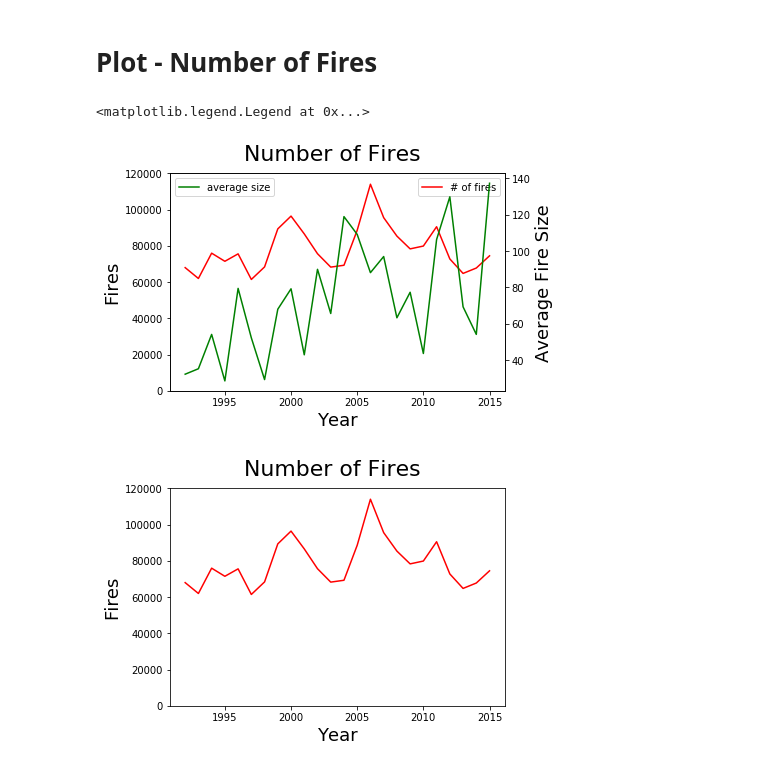
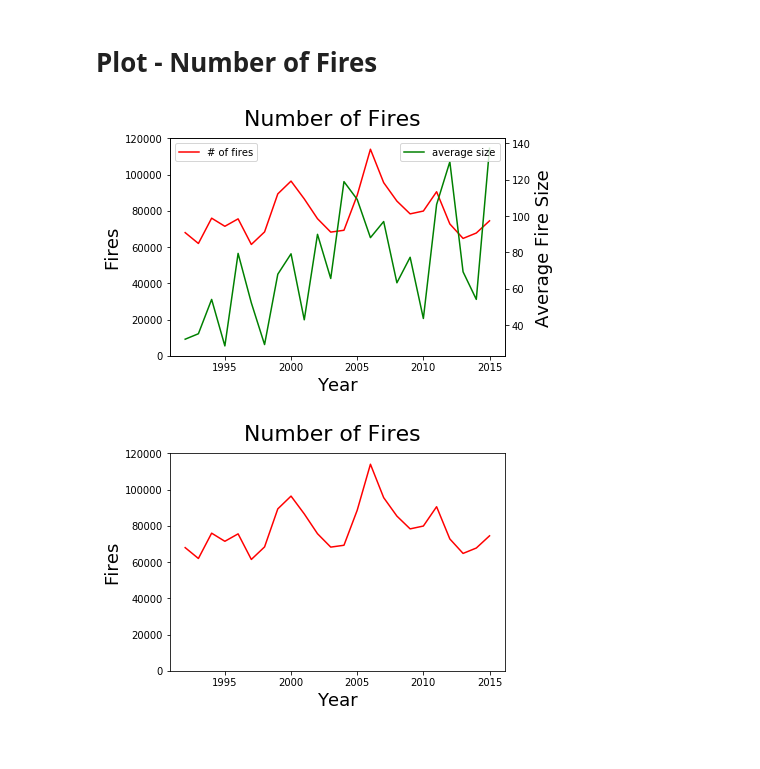
Before and after one commit to jvmohr/cs760_final, a Jupyter notebook: Fires Visualization and ML Exploration.ipynb, the cells around one changed output. Saved outputs shown, nothing was run; the diff lists cells and outputs as text; code cells hidden in the pictures.

```diff
--- a/Fires Visualization and ML Exploration.ipynb
+++ b/Fires Visualization and ML Exploration.ipynb
@@ -76,19 +108,18 @@ num_fires = fires_df.groupby('FIRE_YEAR').count()['Month']
 # %%
 fig, ax1 = plt.subplots()
 plt.suptitle('Number of Fires', size=22)
 
 ax1.set_ylabel('Fires', size=18)
 ax1.set_xlabel('Year', size=18)
 plt.ylim(0, 120000)
 ax1.plot(num_fires, c='r', label='# of fires')
-plt.legend()
+plt.legend(loc=2)
 ax2 = ax1.twinx()
 ax2.plot(fires_df.groupby('FIRE_YEAR')['FIRE_SIZE'].mean(), c='g', label='average size')
 ax2.set_ylabel('Average Fire Size', size=18);
-plt.legend()
+plt.legend(loc=1);
 # %% [output]
-<matplotlib.legend.Legend at 0x...>
-[figure, old version]
+[figure, new version]
 # %%
 plt.suptitle('Number of Fires', size=22)
 plt.ylabel('Fires', size=18)
```
Also changed, not shown: parts of 21 cells of this notebook, 4 other files.
